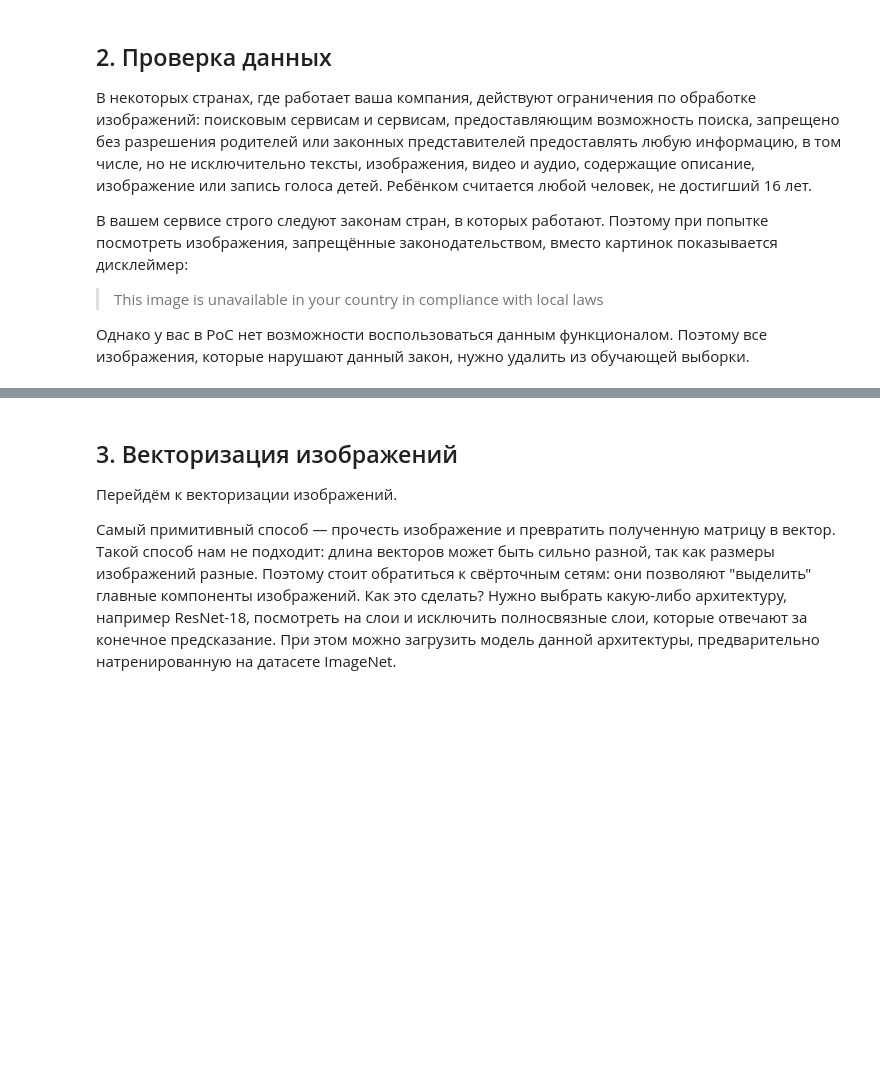
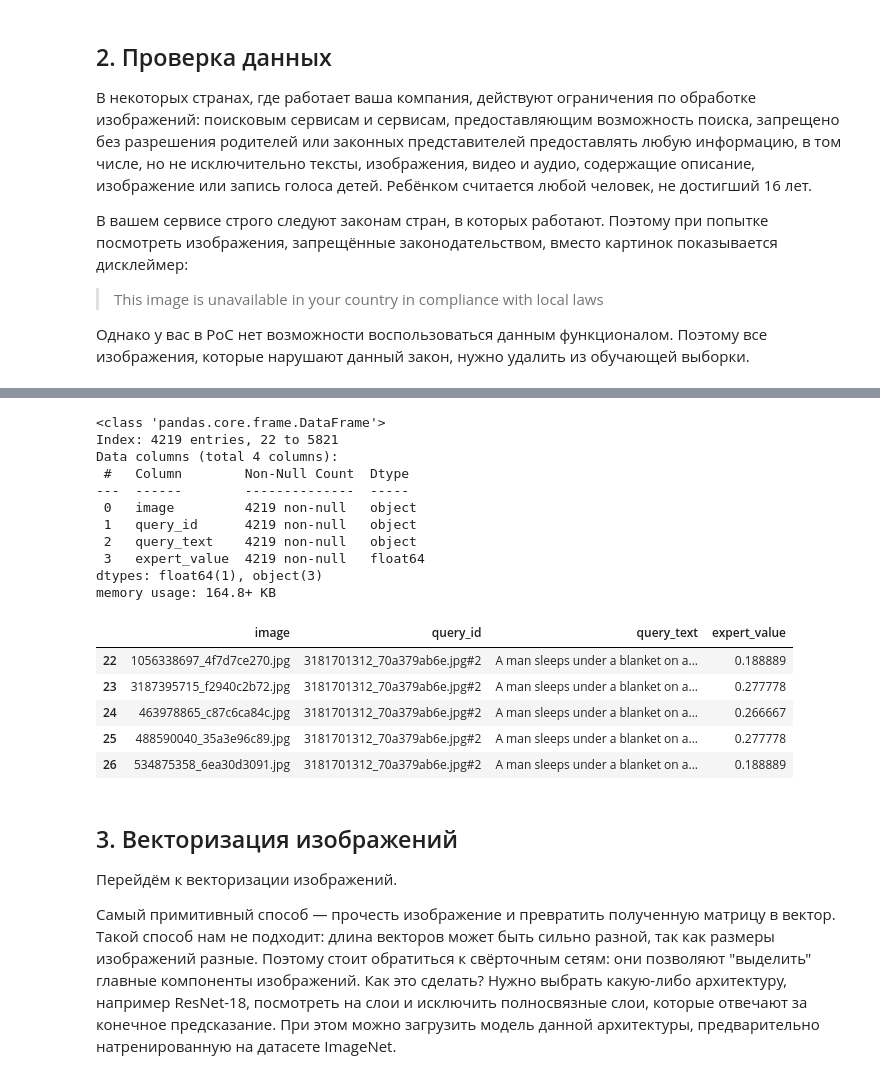
Before and after one commit to 9yx/image_search, a Jupyter notebook: project4.ipynb, the cells around one changed output, grey strips where cells are left out. Saved outputs shown, nothing was run; the diff lists cells and outputs as text; code cells hidden in the pictures; blank space fills up the shorter version.

```diff
--- a/project4.ipynb
+++ b/project4.ipynb
@@ -485,3 +551,26 @@ memory usage: 182.1+ KB
+# %%
+train_dataset_df = train_dataset_df[train_dataset_df['forbidden'] != 1]
+train_dataset_df = train_dataset_df.drop(['forbidden'], axis=1)
+train_dataset_df.info()
+train_dataset_df.head(5)
+# %% [output]
+<class 'pandas.core.frame.DataFrame'>
+Index: 4219 entries, 22 to 5821
+Data columns (total 4 columns):
+ #   Column        Non-Null Count  Dtype
+---  ------        --------------  -----
+ 0   image         4219 non-null   object
+ 1   query_id      4219 non-null   object
+ 2   query_text    4219 non-null   object
+ 3   expert_value  4219 non-null   float64
+dtypes: float64(1), object(3)
+memory usage: 164.8+ KB
+|  | image | query_id | query_text | expert_value |
+| 22 | 1056338697_4f7d7ce270.jpg | 3181701312_70a379ab6e.jpg#2 | A man sleeps under a blanket on a... | 0.188889 |
+| 23 | 3187395715_f2940c2b72.jpg | 3181701312_70a379ab6e.jpg#2 | A man sleeps under a blanket on a... | 0.277778 |
+| 24 | 463978865_c87c6ca84c.jpg | 3181701312_70a379ab6e.jpg#2 | A man sleeps under a blanket on a... | 0.266667 |
+| 25 | 488590040_35a3e96c89.jpg | 3181701312_70a379ab6e.jpg#2 | A man sleeps under a blanket on a... | 0.277778 |
+| 26 | 534875358_6ea30d3091.jpg | 3181701312_70a379ab6e.jpg#2 | A man sleeps under a blanket on a... | 0.188889 |
 # %% [markdown]
 ## 3. Векторизация изображений
 
```
Also changed, not shown: parts of 17 cells of this notebook.
